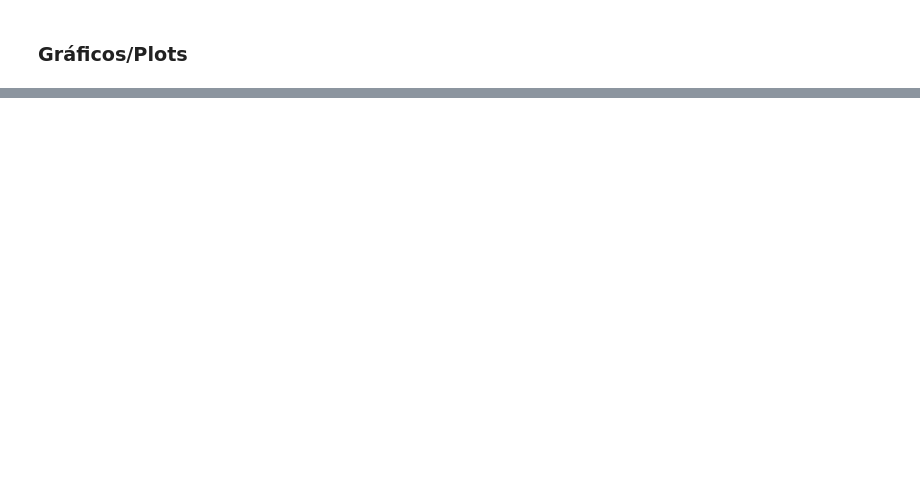
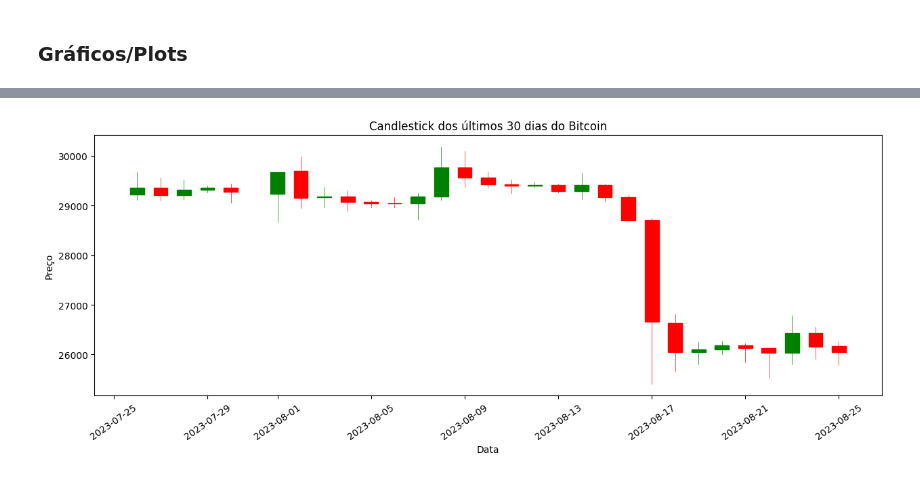
Before and after one commit to Ruy-Araujo/projeto-final-python-for-data-engineer, a Jupyter notebook: main.ipynb, the cells around one changed output, grey strips where cells are left out. Cells and saved outputs as stored; diff of their text form; code cells hidden in the pictures; blank space fills up the shorter version.

```diff
--- a/main.ipynb
+++ b/main.ipynb
@@ -52,0 +72,17 @@ ValueError: DataFrame constructor not properly called!
+# %%
+ohlc = df_candle[['Data', 'Preco_Abertura', 'Preco_Max', 'Preco_Min', 'Preco_Fechamento']].values
+
+fig = plt.figure(figsize=(15, 5))
+ax = fig.add_subplot(1, 1, 1)
+
+candlestick_ohlc(ax, ohlc, width=0.6, colorup='g', colordown='r')
+ax.xaxis_date()
+
+plt.xticks(rotation=35)
+plt.xlabel('Data')
+plt.ylabel('Preço')
+plt.title('Candlestick dos últimos 30 dias do Bitcoin')
+
+plt.show()
+# %% [output]
+[figure, added]
```
Also changed, not shown: parts of 7 cells of this notebook, 2 other files.
